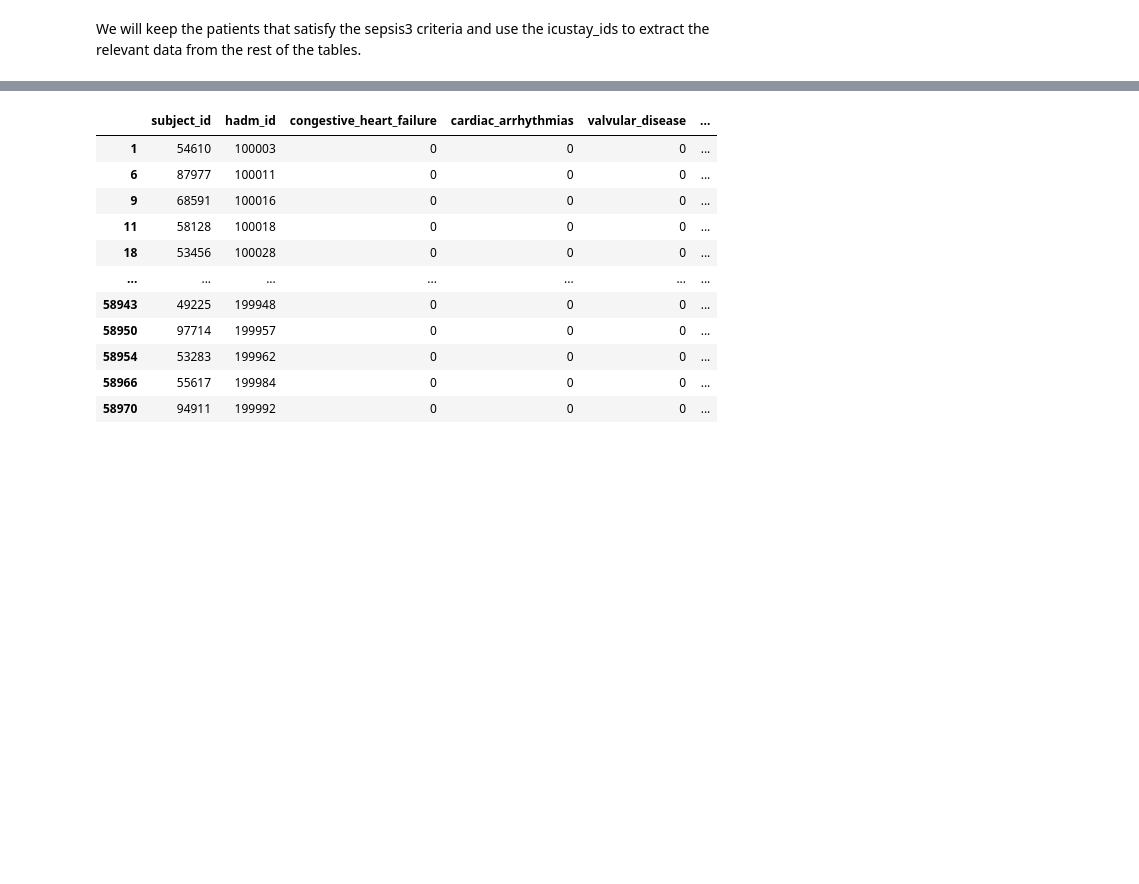
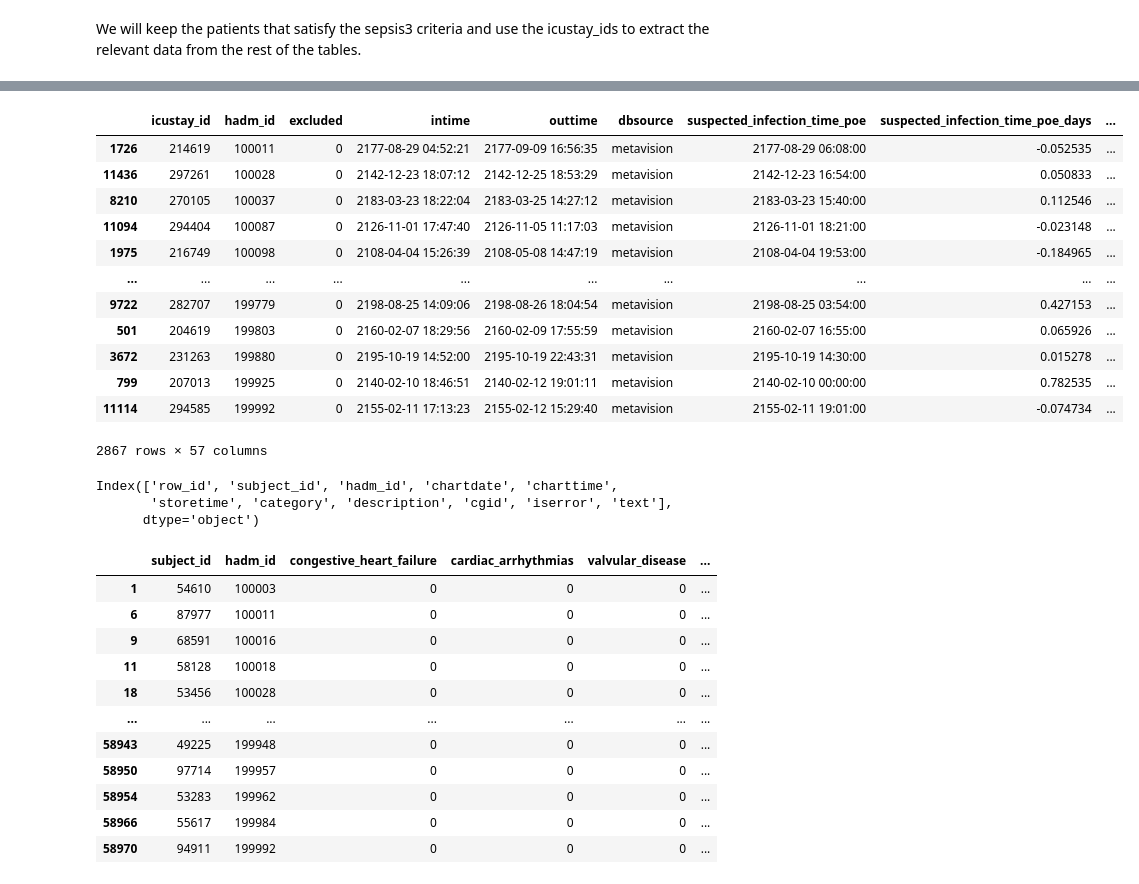
Before and after one commit to MariaBampaAI/patient_clustering_EHR, a Jupyter notebook: sepsis3_queries/sepsis-3-get-data.ipynb, the cells around one changed output, grey strips where cells are left out. Cells and saved outputs as stored; diff of their text form; code cells hidden in the pictures; blank space fills up the shorter version.

Commit message:
adding text related files

```diff
--- a/sepsis3_queries/sepsis-3-get-data.ipynb
+++ b/sepsis3_queries/sepsis-3-get-data.ipynb
@@ -480,0 +473,22 @@ sepsis3.to_csv(os.path.join(data_path, 'sepsis-df-3.csv'),sep=',',index=False)
+# %%
+sepsis3[sepsis3['sepsis_angus'] == 1].sort_values(['hadm_id'])
+# %% [output]
+|  | icustay_id | hadm_id | excluded | intime | outtime | dbsource | suspected_infection_time_poe | suspected_infection_time_poe_days | ... |
+| 1726 | 214619 | 100011 | 0 | 2177-08-29 04:52:21 | 2177-09-09 16:56:35 | metavision | 2177-08-29 06:08:00 | -0.052535 | ... |
+| 11436 | 297261 | 100028 | 0 | 2142-12-23 18:07:12 | 2142-12-25 18:53:29 | metavision | 2142-12-23 16:54:00 | 0.050833 | ... |
+| 8210 | 270105 | 100037 | 0 | 2183-03-23 18:22:04 | 2183-03-25 14:27:12 | metavision | 2183-03-23 15:40:00 | 0.112546 | ... |
+| 11094 | 294404 | 100087 | 0 | 2126-11-01 17:47:40 | 2126-11-05 11:17:03 | metavision | 2126-11-01 18:21:00 | -0.023148 | ... |
+| 1975 | 216749 | 100098 | 0 | 2108-04-04 15:26:39 | 2108-05-08 14:47:19 | metavision | 2108-04-04 19:53:00 | -0.184965 | ... |
+| ... | ... | ... | ... | ... | ... | ... | ... | ... | ... |
+| 9722 | 282707 | 199779 | 0 | 2198-08-25 14:09:06 | 2198-08-26 18:04:54 | metavision | 2198-08-25 03:54:00 | 0.427153 | ... |
+| 501 | 204619 | 199803 | 0 | 2160-02-07 18:29:56 | 2160-02-09 17:55:59 | metavision | 2160-02-07 16:55:00 | 0.065926 | ... |
+| 3672 | 231263 | 199880 | 0 | 2195-10-19 14:52:00 | 2195-10-19 22:43:31 | metavision | 2195-10-19 14:30:00 | 0.015278 | ... |
+| 799 | 207013 | 199925 | 0 | 2140-02-10 18:46:51 | 2140-02-12 19:01:11 | metavision | 2140-02-10 00:00:00 | 0.782535 | ... |
+| 11114 | 294585 | 199992 | 0 | 2155-02-11 17:13:23 | 2155-02-12 15:29:40 | metavision | 2155-02-11 19:01:00 | -0.074734 | ... |
+2867 rows × 57 columns
+# %%
+tex.columns
+# %% [output]
+Index(['row_id', 'subject_id', 'hadm_id', 'chartdate', 'charttime',
+       'storetime', 'category', 'description', 'cgid', 'iserror', 'text'],
+      dtype='object')
```
Also changed, not shown: parts of 8 cells of this notebook, 5 other files.
